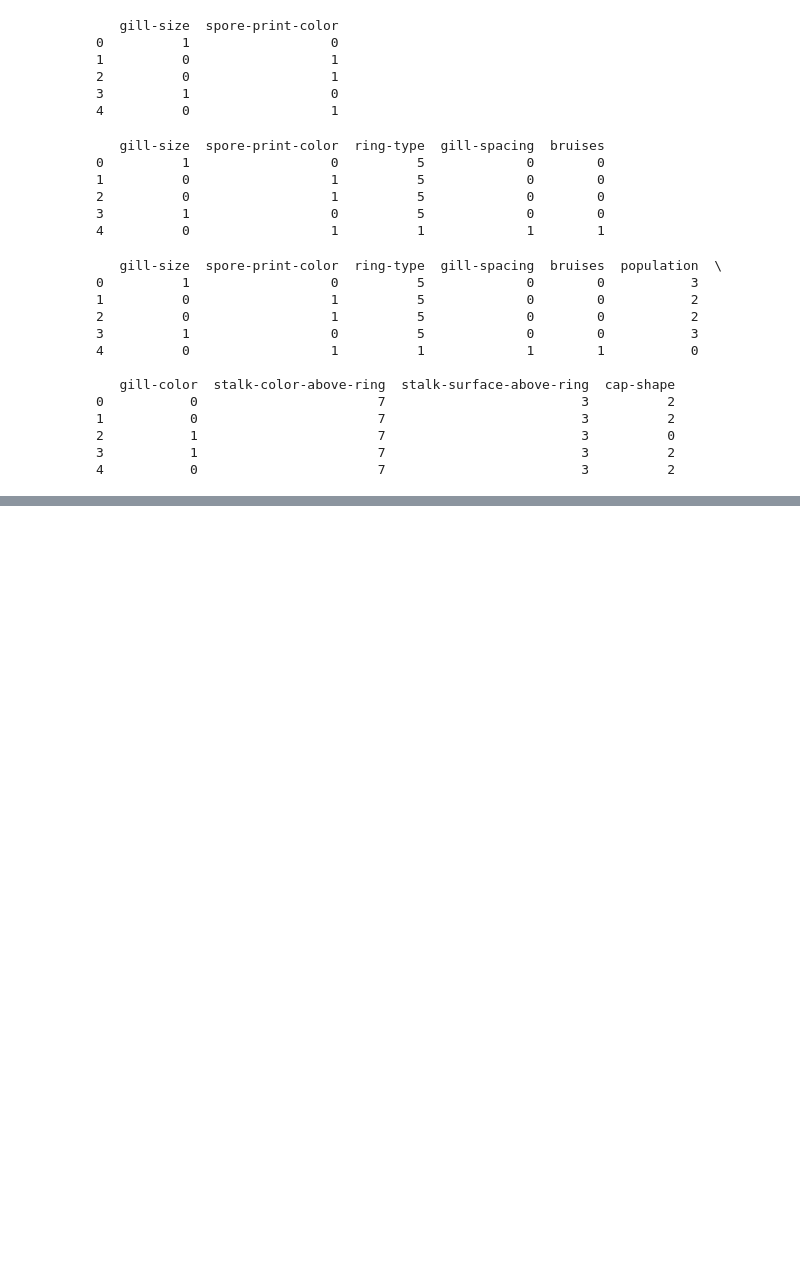
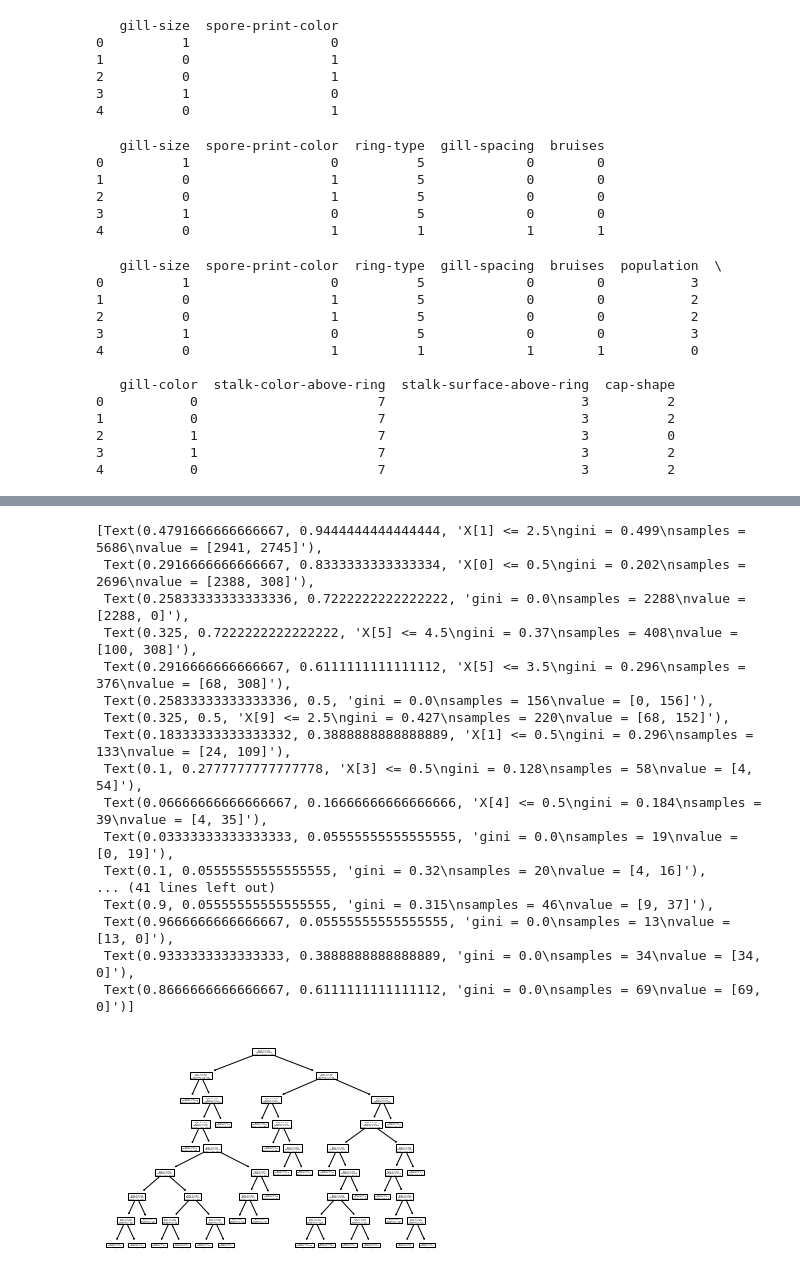
Before and after one commit to jagmeet18/DataMining, a Jupyter notebook: practice_notebook.ipynb, the cells around one changed output, grey strips where cells are left out. Saved outputs shown, nothing was run; the diff lists cells and outputs as text; code cells hidden in the pictures; blank space fills up the shorter version.

Commit message:
added decision tree lab code

```diff
--- a/practice_notebook.ipynb
+++ b/practice_notebook.ipynb
@@ -854,3 +854,33 @@ See the caveats in the documentation: https://pandas.pydata.org/pandas-docs/stab
   X["Cluster"]=C
 0.0
 [figure]
+# %%
+from sklearn.tree import DecisionTreeClassifier,plot_tree
+# for tree 1
+labels = dataset[["class"]]
+X = top10_dataset
+y = labels
+#executing the function
+X_train_tree1 , X_test_tree1 , y_train_tree1 , y_test_tree1 = train_test_split(X, y, test_size=0.30)
+DTree1 = DecisionTreeClassifier(max_depth=8, random_state=42)
+DTree1.fit(X_train_tree1, y_train_tree1)
+plot_tree(DTree1)
+# %% [output]
+[Text(0.4791666666666667, 0.9444444444444444, 'X[1] <= 2.5\ngini = 0.499\nsamples = 5686\nvalue = [2941, 2745]'),
+ Text(0.2916666666666667, 0.8333333333333334, 'X[0] <= 0.5\ngini = 0.202\nsamples = 2696\nvalue = [2388, 308]'),
+ Text(0.25833333333333336, 0.7222222222222222, 'gini = 0.0\nsamples = 2288\nvalue = [2288, 0]'),
+ Text(0.325, 0.7222222222222222, 'X[5] <= 4.5\ngini = 0.37\nsamples = 408\nvalue = [100, 308]'),
+ Text(0.2916666666666667, 0.6111111111111112, 'X[5] <= 3.5\ngini = 0.296\nsamples = 376\nvalue = [68, 308]'),
+ Text(0.25833333333333336, 0.5, 'gini = 0.0\nsamples = 156\nvalue = [0, 156]'),
+ Text(0.325, 0.5, 'X[9] <= 2.5\ngini = 0.427\nsamples = 220\nvalue = [68, 152]'),
+ Text(0.18333333333333332, 0.3888888888888889, 'X[1] <= 0.5\ngini = 0.296\nsamples = 133\nvalue = [24, 109]'),
+ Text(0.1, 0.2777777777777778, 'X[3] <= 0.5\ngini = 0.128\nsamples = 58\nvalue = [4, 54]'),
+ Text(0.06666666666666667, 0.16666666666666666, 'X[4] <= 0.5\ngini = 0.184\nsamples = 39\nvalue = [4, 35]'),
+ Text(0.03333333333333333, 0.05555555555555555, 'gini = 0.0\nsamples = 19\nvalue = [0, 19]'),
+ Text(0.1, 0.05555555555555555, 'gini = 0.32\nsamples = 20\nvalue = [4, 16]'),
+... (41 lines left out)
+ Text(0.9, 0.05555555555555555, 'gini = 0.315\nsamples = 46\nvalue = [9, 37]'),
+ Text(0.9666666666666667, 0.05555555555555555, 'gini = 0.0\nsamples = 13\nvalue = [13, 0]'),
+ Text(0.9333333333333333, 0.3888888888888889, 'gini = 0.0\nsamples = 34\nvalue = [34, 0]'),
+ Text(0.8666666666666667, 0.6111111111111112, 'gini = 0.0\nsamples = 69\nvalue = [69, 0]')]
+[figure, added]
```
Also changed, not shown: parts of 25 cells of this notebook.
